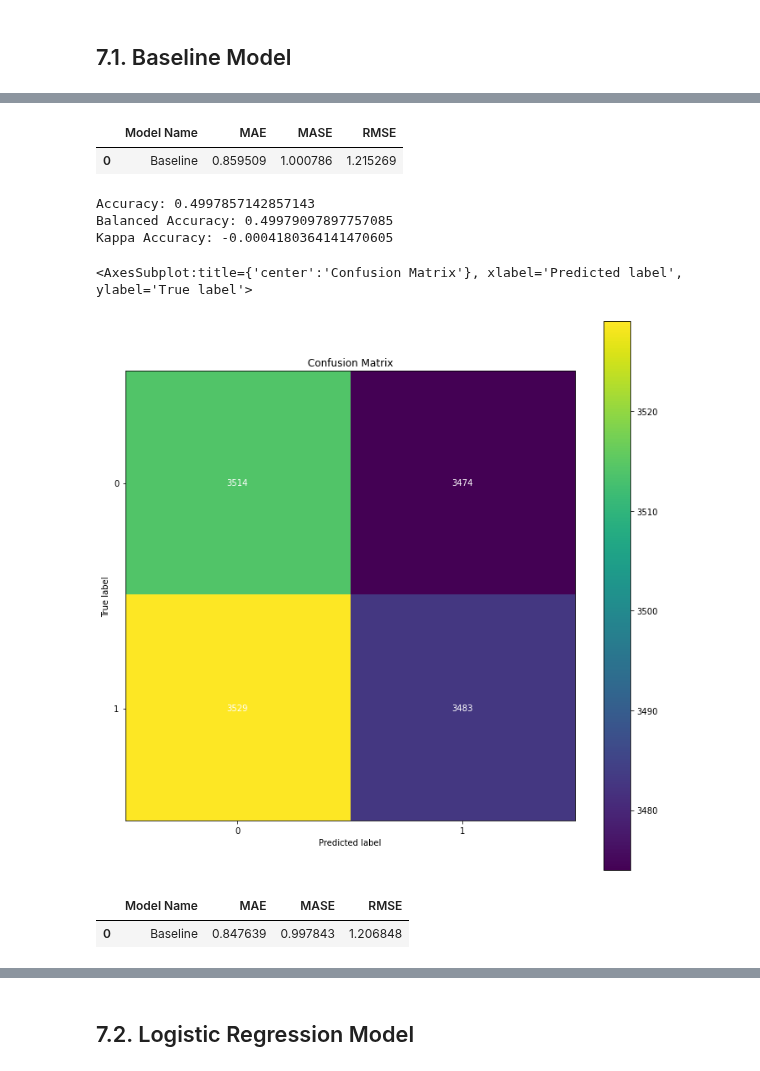
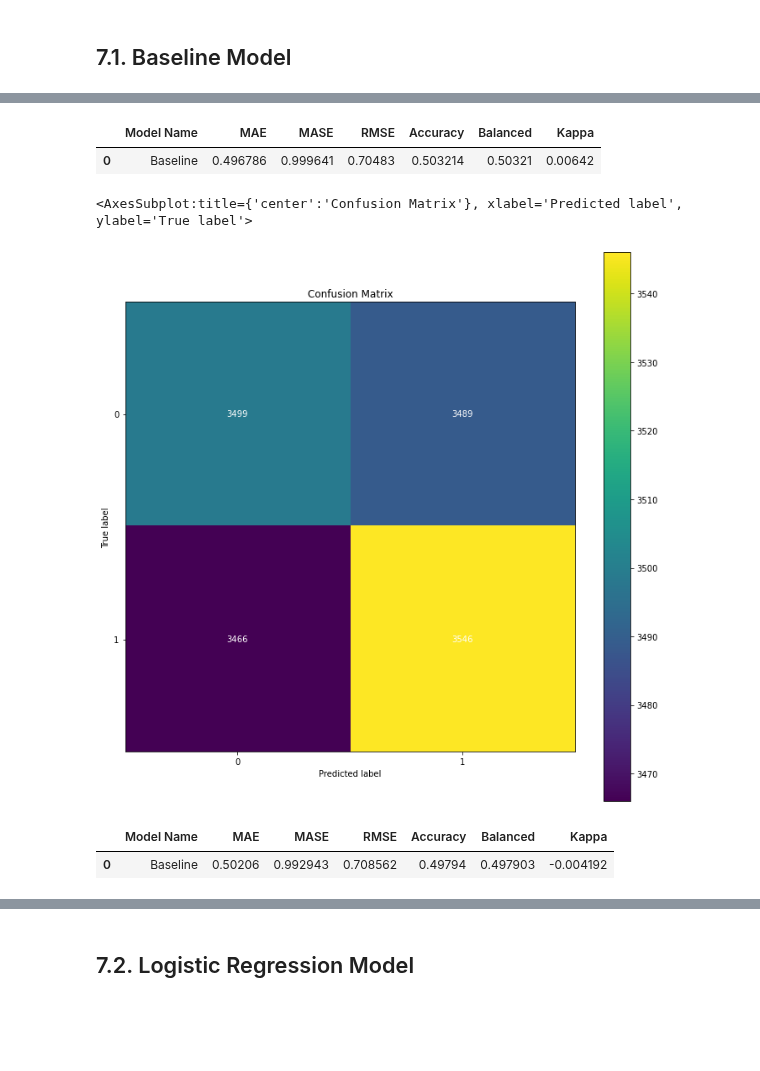
Before and after one commit to HenriqueCR1291/cardio_catch_diseases, a Jupyter notebook: m05_cardio_catch_diseases.ipynb, the cells around one changed output, grey strips where cells are left out. Cells and saved outputs as stored; diff of their text form; code cells hidden in the pictures; blank space fills up the shorter version.

```diff
--- a/m05_cardio_catch_diseases.ipynb
+++ b/m05_cardio_catch_diseases.ipynb
@@ -1480,32 +1465,17 @@ weights = df6_full['cardio'].value_counts(normalize=True).sort_index().tolist()
 yhat_random_full = random.choices(response_list,k=size,weights=weights)
 
 #performance
-random_result_full = ml_error('Baseline', np.expm1(y_test_full), np.expm1(yhat_random_full))
+random_result_full = ml_error('Baseline', y_test_full, yhat_random_full)
 random_result_full
 # %% [output]
-|  | Model Name | MAE | MASE | RMSE |
-| 0 | Baseline | 0.859509 | 1.000786 | 1.215269 |
+|  | Model Name | MAE | MASE | RMSE | Accuracy | Balanced | Kappa |
+| 0 | Baseline | 0.496786 | 0.999641 | 0.70483 | 0.503214 | 0.50321 | 0.00642 |
 # %%
-# Accuracy
-acc_random = accuracy_score(y_test_full, yhat_random_full)
-print('Accuracy: {}'.format(acc_random))
-
-#balanced accuracy
-balanced_acc_random = balanced_accuracy_score(y_test_full, yhat_random_full)
-print('Balanced Accuracy: {}'.format(balanced_acc_random))
-
-#Kappa metrics
-kappa_random = cohen_kappa_score(y_test_full, yhat_random_full)
-print('Kappa Accuracy: {}'.format(kappa_random))
-
 #confusion matrix
 mt.plot_confusion_matrix(y_test_full, yhat_random_full,  cmap=plt.cm.viridis, normalize=False, figsize=(12,12))
 # %% [output]
-Accuracy: 0.4997857142857143
-Balanced Accuracy: 0.49979097897757085
-Kappa Accuracy: -0.0004180364141470605
+<AxesSubplot:title={'center':'Confusion Matrix'}, xlabel='Predicted label', ylabel='True label'>
-<AxesSubplot:title={'center':'Confusion Matrix'}, xlabel='Predicted label', ylabel='True label'>
-[figure, old version]
+[figure, new version]
 # %%
 #boruta
 response_list = y_test_boruta.drop_duplicates().sort_values().tolist()
@@ -1516,8 +1486,8 @@ weights = df6['cardio'].value_counts(normalize=True).sort_index().tolist()
 yhat_random_boruta = random.choices(response_list,k=size,weights=weights)
 
 #performance
-random_result_boruta = ml_error('Baseline', np.expm1(y_test_boruta), np.expm1(yhat_random_boruta))
+random_result_boruta = ml_error('Baseline', y_test_boruta, yhat_random_boruta)
 random_result_boruta
 # %% [output]
-|  | Model Name | MAE | MASE | RMSE |
-| 0 | Baseline | 0.847639 | 0.997843 | 1.206848 |
+|  | Model Name | MAE | MASE | RMSE | Accuracy | Balanced | Kappa |
+| 0 | Baseline | 0.50206 | 0.992943 | 0.708562 | 0.49794 | 0.497903 | -0.004192 |
```
Also changed, not shown: parts of 19 cells of this notebook.
